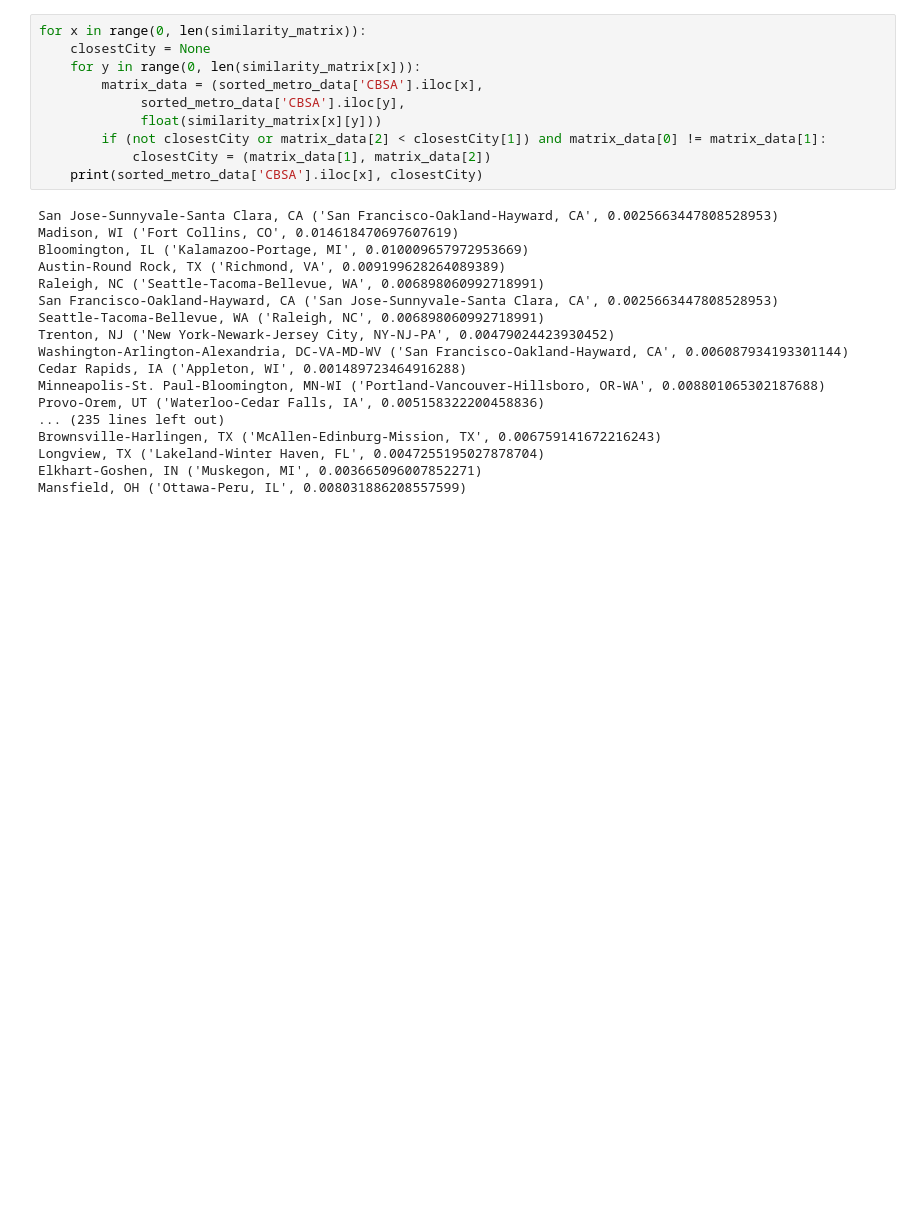
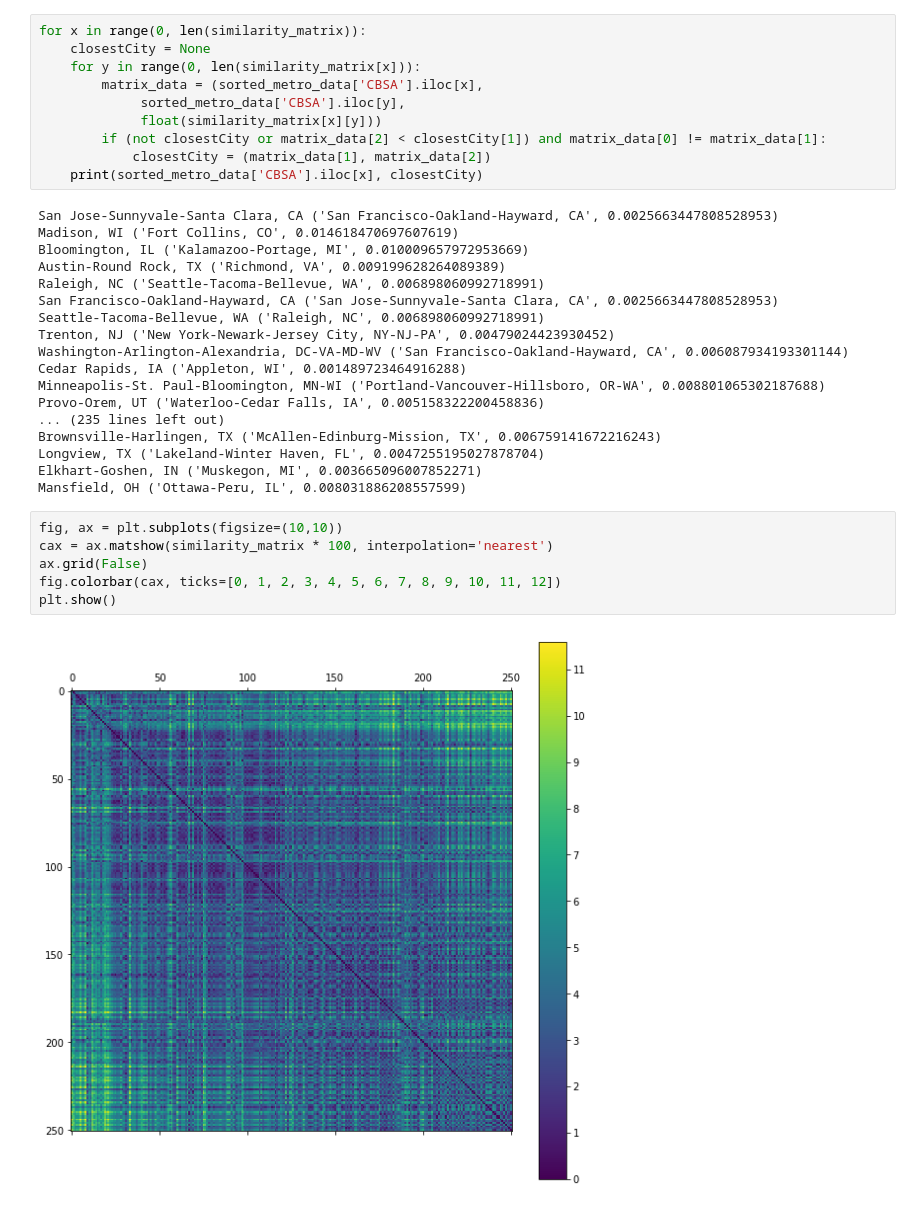
Before and after one commit to kutchko/SiliconSearch, a Jupyter notebook: machine-learning.ipynb, the cells around one changed output. Saved outputs shown, nothing was run; the diff lists cells and outputs as text; blank space fills up the shorter version.

```diff
--- a/machine-learning.ipynb
+++ b/machine-learning.ipynb
@@ -373,3 +374,11 @@ Brownsville-Harlingen, TX ('McAllen-Edinburg-Mission, TX', 0.006759141672216243)
 Longview, TX ('Lakeland-Winter Haven, FL', 0.0047255195027878704)
 Elkhart-Goshen, IN ('Muskegon, MI', 0.003665096007852271)
 Mansfield, OH ('Ottawa-Peru, IL', 0.008031886208557599)
+# %%
+fig, ax = plt.subplots(figsize=(10,10))
+cax = ax.matshow(similarity_matrix * 100, interpolation='nearest')
+ax.grid(False)
+fig.colorbar(cax, ticks=[0, 1, 2, 3, 4, 5, 6, 7, 8, 9, 10, 11, 12])
+plt.show()
+# %% [output]
+[figure, added]
```
Also changed, not shown: parts of 2 cells of this notebook, 7 other files.
